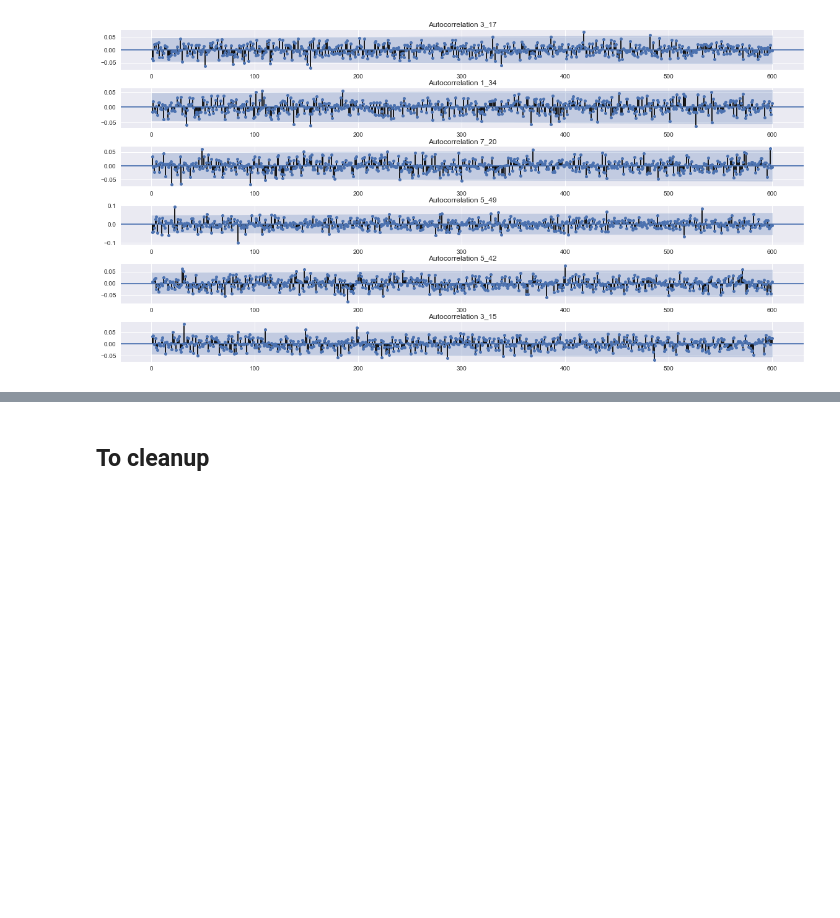
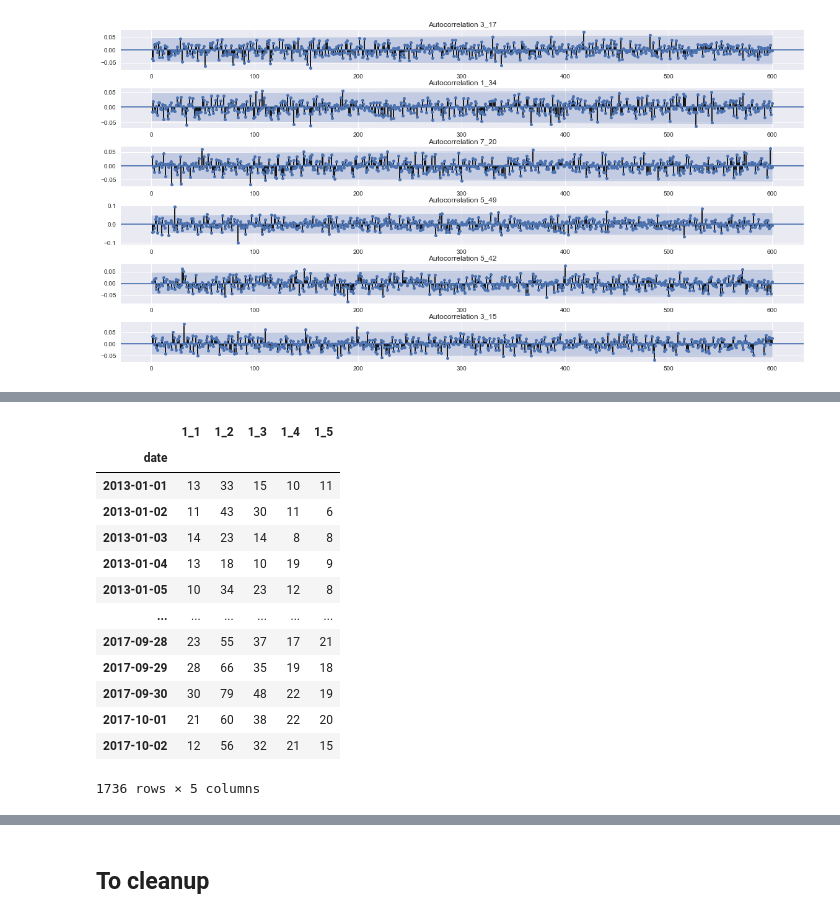
Before and after one commit to mangano/forecasting, a Jupyter notebook: store_item_demand.ipynb, the cells around one changed output, grey strips where cells are left out. Saved outputs shown, nothing was run; the diff lists cells and outputs as text; code cells hidden in the pictures; blank space fills up the shorter version.

```diff
--- a/store_item_demand.ipynb
+++ b/store_item_demand.ipynb
@@ -81,0 +125,4 @@ share_dict = df_share.mean(axis=0).to_dict()
+# %%
+splits = sid.shf_split(df_h, n_years_min_training=2.5, horizon=90,
+                       #n_max_splits=None)
+                       n_max_splits=5)
@@ -81,0 +143,17 @@ share_dict = df_share.mean(axis=0).to_dict()
+# %%
+splits[cutoff][0][store_items_list]
+# %% [output]
+|  | 1_1 | 1_2 | 1_3 | 1_4 | 1_5 |
+| date |  |  |  |  |  |
+| 2013-01-01 | 13 | 33 | 15 | 10 | 11 |
+| 2013-01-02 | 11 | 43 | 30 | 11 | 6 |
+| 2013-01-03 | 14 | 23 | 14 | 8 | 8 |
+| 2013-01-04 | 13 | 18 | 10 | 19 | 9 |
+| 2013-01-05 | 10 | 34 | 23 | 12 | 8 |
+| ... | ... | ... | ... | ... | ... |
+| 2017-09-28 | 23 | 55 | 37 | 17 | 21 |
+| 2017-09-29 | 28 | 66 | 35 | 19 | 18 |
+| 2017-09-30 | 30 | 79 | 48 | 22 | 19 |
+| 2017-10-01 | 21 | 60 | 38 | 22 | 20 |
+| 2017-10-02 | 12 | 56 | 32 | 21 | 15 |
+1736 rows × 5 columns
```
Also changed, not shown: parts of 13 cells of this notebook, 1 other file.
